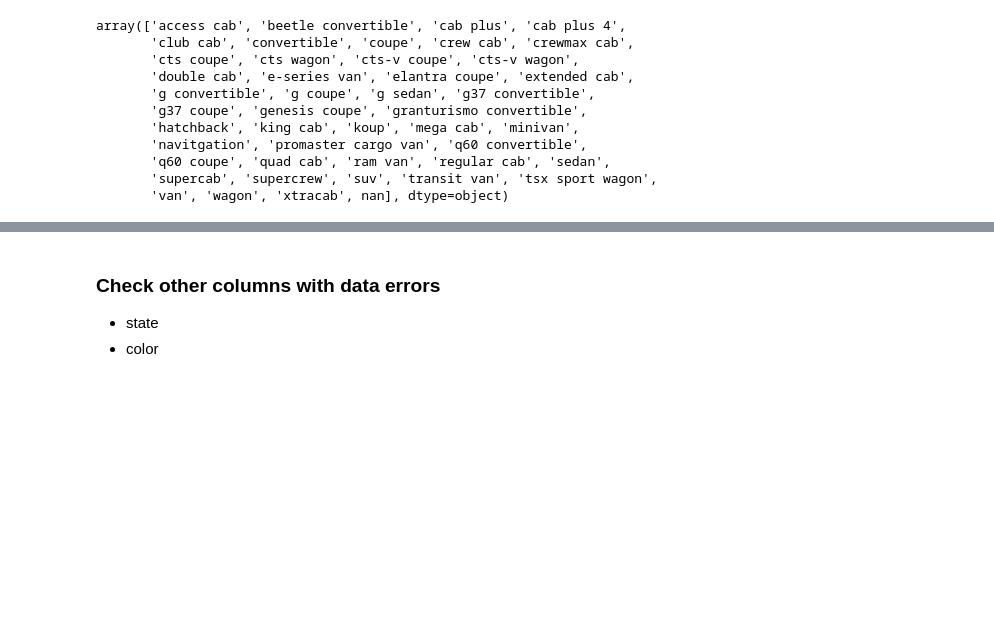
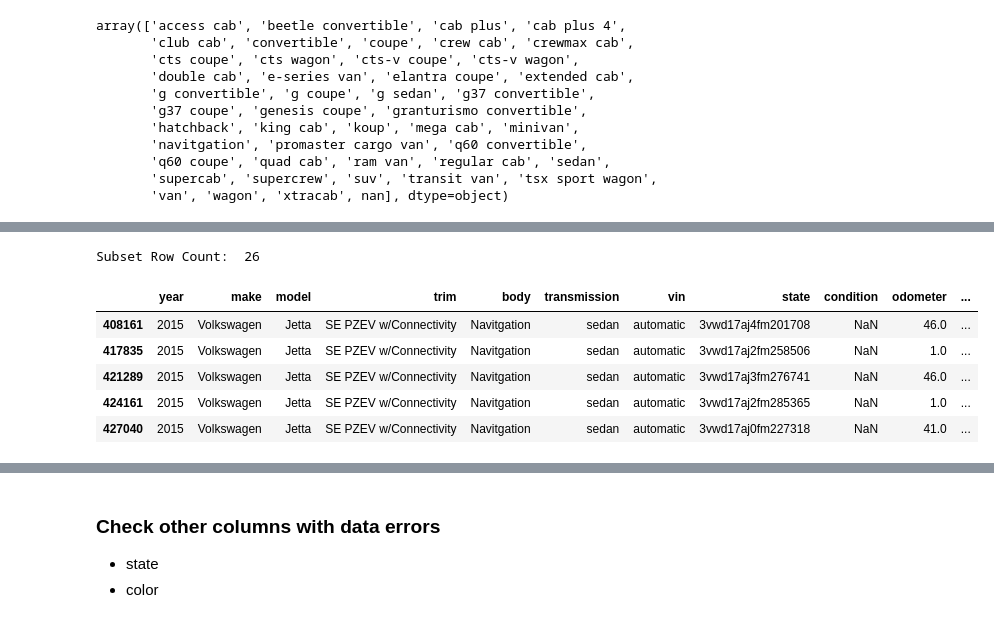
Before and after one commit to aprilhong/vehiclesales, a Jupyter notebook: Vehicle_DA.ipynb, the cells around one changed output, grey strips where cells are left out. Cells and saved outputs as stored; diff of their text form; code cells hidden in the pictures; blank space fills up the shorter version.

```diff
--- a/Vehicle_DA.ipynb
+++ b/Vehicle_DA.ipynb
@@ -421,4 +327,0 @@ Name: saledate, dtype: object
-# %%
-# create new columns to store split data from `saledate`
-df1[['sale_weekday','sale_month','sale_day','sale_year','sale_time','sale_time_zone','sale_time_zone2']] = df['saledate'].str.split(' ',expand=True)
-df1.head(2)
@@ -431,2 +327,0 @@ df1.head(2)
-# %%
-df1= df1.drop(columns=['saledate','sale_time','sale_time_zone','sale_time_zone2'])
@@ -797,9 +664,0 @@ df1[mask_tsm].head()
-# %%
-# create a dictionary of replacements
-transmission_replacements = {'Sedan':  'sedan'}
-
-# replace values using the .map() method
-df1['transmission'] = df1['transmission'].map(transmission_replacements).fillna(df1['transmission'])
-
-# print the DataFrame
-df1['transmission'].sort_values(ascending=True).unique()
@@ -929,0 +671,6 @@ df_ver = 'current: df3 = tranmission rows cleaned and added back to df, df2 =dro
+# %%
+#Replace 'Sedan' with all lowercase 'sedan'
+df1['transmission'].replace('Sedan', 'sedan', inplace=True)
+
+# Display unique values
+df1['transmission'].sort_values(ascending=True).unique()
@@ -929,0 +685,17 @@ df_ver = 'current: df3 = tranmission rows cleaned and added back to df, df2 =dro
+# %%
+# Create a subset df to filter rows where transmission equals sedan
+sedan_subset = df1.loc[df1['transmission'] == 'sedan' ]
+
+# check row count for subset
+print('Subset Row Count: ',sedan_subset.shape[0])
+
+#Display
+sedan_subset.head()
+# %% [output]
+Subset Row Count:  26
+|  | year | make | model | trim | body | transmission | vin | state | condition | odometer | ... |
+| 408161 | 2015 | Volkswagen | Jetta | SE PZEV w/Connectivity | Navitgation | sedan | automatic | 3vwd17aj4fm201708 | NaN | 46.0 | ... |
+| 417835 | 2015 | Volkswagen | Jetta | SE PZEV w/Connectivity | Navitgation | sedan | automatic | 3vwd17aj2fm258506 | NaN | 1.0 | ... |
+| 421289 | 2015 | Volkswagen | Jetta | SE PZEV w/Connectivity | Navitgation | sedan | automatic | 3vwd17aj3fm276741 | NaN | 46.0 | ... |
+| 424161 | 2015 | Volkswagen | Jetta | SE PZEV w/Connectivity | Navitgation | sedan | automatic | 3vwd17aj2fm285365 | NaN | 1.0 | ... |
+| 427040 | 2015 | Volkswagen | Jetta | SE PZEV w/Connectivity | Navitgation | sedan | automatic | 3vwd17aj0fm227318 | NaN | 41.0 | ... |
```
Also changed, not shown: parts of 199 cells of this notebook.
